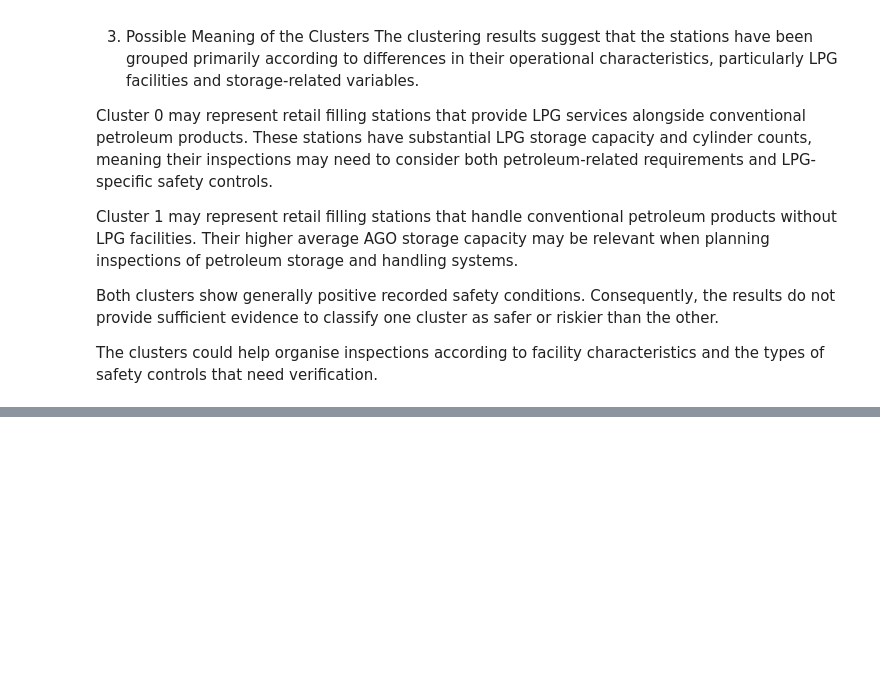
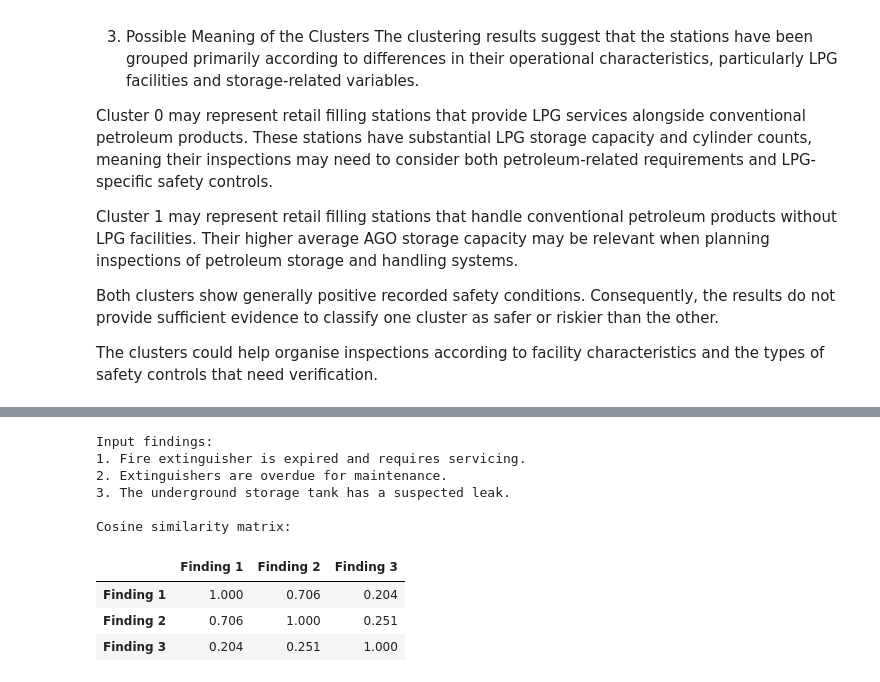
Before and after one commit to amolloelly-png/AI-for-Science-and-Engineering, a Jupyter notebook: Week_7_Exploring_Pretrained_Models.ipynb, the cells around one changed output, grey strips where cells are left out. Cells and saved outputs as stored; diff of their text form; code cells hidden in the pictures; blank space fills up the shorter version.

```diff
--- a/Week_7_Exploring_Pretrained_Models.ipynb
+++ b/Week_7_Exploring_Pretrained_Models.ipynb
@@ -304,0 +359,40 @@ The clusters could help organise inspections according to facility characteristi
+# %%
+from sentence_transformers import SentenceTransformer
+from sklearn.metrics.pairwise import cosine_similarity
+import pandas as pd
+
+model_name = "sentence-transformers/all-MiniLM-L6-v2"
+model = SentenceTransformer(model_name)
+
+findings = [
+    "Fire extinguisher is expired and requires servicing.",
+    "Extinguishers are overdue for maintenance.",
+    "The underground storage tank has a suspected leak."
+]
+
+embeddings = model.encode(findings, normalize_embeddings=True)
+similarity_matrix = cosine_similarity(embeddings)
+
+similarity_df = pd.DataFrame(
+    similarity_matrix,
+    index=[f"Finding {i+1}" for i in range(len(findings))],
+    columns=[f"Finding {i+1}" for i in range(len(findings))]
+)
+
+print("Input findings:")
+for i, finding in enumerate(findings, start=1):
+    print(f"{i}. {finding}")
+
+print("\nCosine similarity matrix:")
+display(similarity_df.round(3))
+# %% [output]
+Input findings:
+1. Fire extinguisher is expired and requires servicing.
+2. Extinguishers are overdue for maintenance.
+3. The underground storage tank has a suspected leak.
+
+Cosine similarity matrix:
+|  | Finding 1 | Finding 2 | Finding 3 |
+| Finding 1 | 1.000 | 0.706 | 0.204 |
+| Finding 2 | 0.706 | 1.000 | 0.251 |
+| Finding 3 | 0.204 | 0.251 | 1.000 |
```
Also changed, not shown: parts of 8 cells of this notebook.
